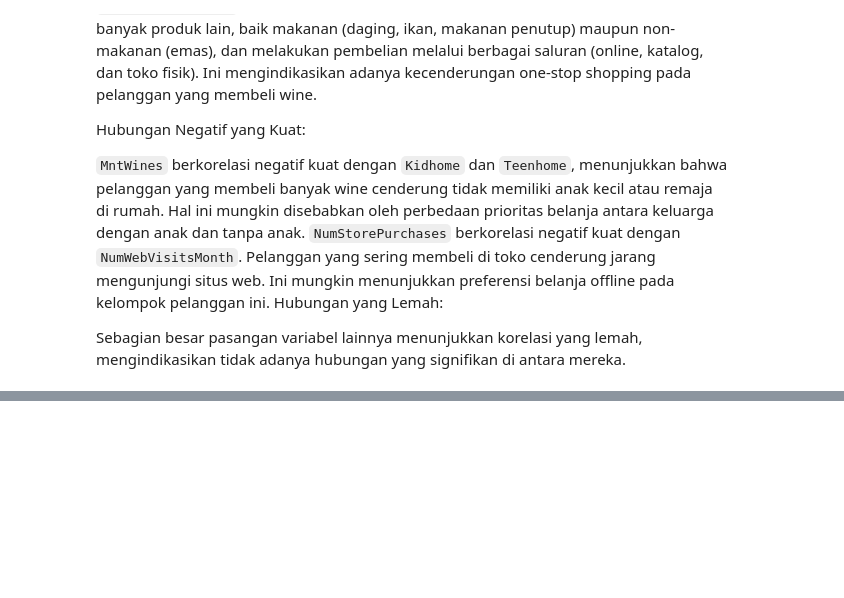
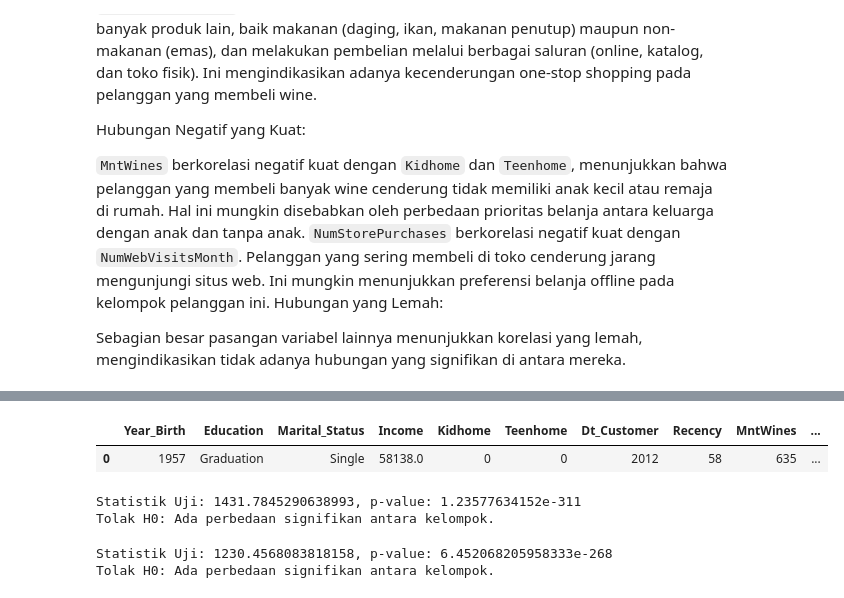
Before and after one commit to Nurdiansyah0/Capstone2, a Jupyter notebook: Supermarket Costumers.ipynb, the cells around one changed output, grey strips where cells are left out. Drawn from its saved outputs; the diff is of its cells as text; code cells hidden in the pictures; blank space fills up the shorter version.

```diff
--- a/Jupyter/Supermarket Costumers.ipynb
+++ b/Supermarket Costumers.ipynb
@@ -633,0 +816,40 @@ Menambahkan layanan pesan antar melalui website jika memungkinkan untuk mendoron
+# %%
+df.head(1)
+# %% [output]
+|  | Year_Birth | Education | Marital_Status | Income | Kidhome | Teenhome | Dt_Customer | Recency | MntWines | ... |
+| 0 | 1957 | Graduation | Single | 58138.0 | 0 | 0 | 2012 | 58 | 635 | ... |
+# %%
+#Uji statistik non parametrik II
+#Uji hubungan Bundling Produk
+
+# Melakukan uji Kruskal-Wallis
+stat, pvalue = kruskal(df['MntWines'], df['MntMeatProducts'], df['MntFishProducts'])
+
+# Menampilkan hasil
+print(f'Statistik Uji: {stat}, p-value: {pvalue}')
+
+# Menentukan signifikansi
+alpha = 0.05
+if pvalue < alpha:
+    print("Tolak H0: Ada perbedaan signifikan antara kelompok.")
+else:
+    print("Gagal menolak H0: Tidak ada perbedaan signifikan antara kelompok.")
+# %% [output]
+Statistik Uji: 1431.7845290638993, p-value: 1.23577634152e-311
+Tolak H0: Ada perbedaan signifikan antara kelompok.
+# %%
+#Uji Hubungan Bundling II
+stat, pvalue = kruskal(df['NumWebPurchases'], df['NumCatalogPurchases'], df['NumStorePurchases'])
+
+# Menampilkan hasil
+print(f'Statistik Uji: {stat}, p-value: {pvalue}')
+
+# Menentukan signifikansi
+alpha = 0.05
+if pvalue < alpha:
+    print("Tolak H0: Ada perbedaan signifikan antara kelompok.")
+else:
+    print("Gagal menolak H0: Tidak ada perbedaan signifikan antara kelompok.")
+# %% [output]
+Statistik Uji: 1230.4568083818158, p-value: 6.452068205958333e-268
+Tolak H0: Ada perbedaan signifikan antara kelompok.
```
Also changed, not shown: parts of 19 cells of this notebook, 2 other files.
